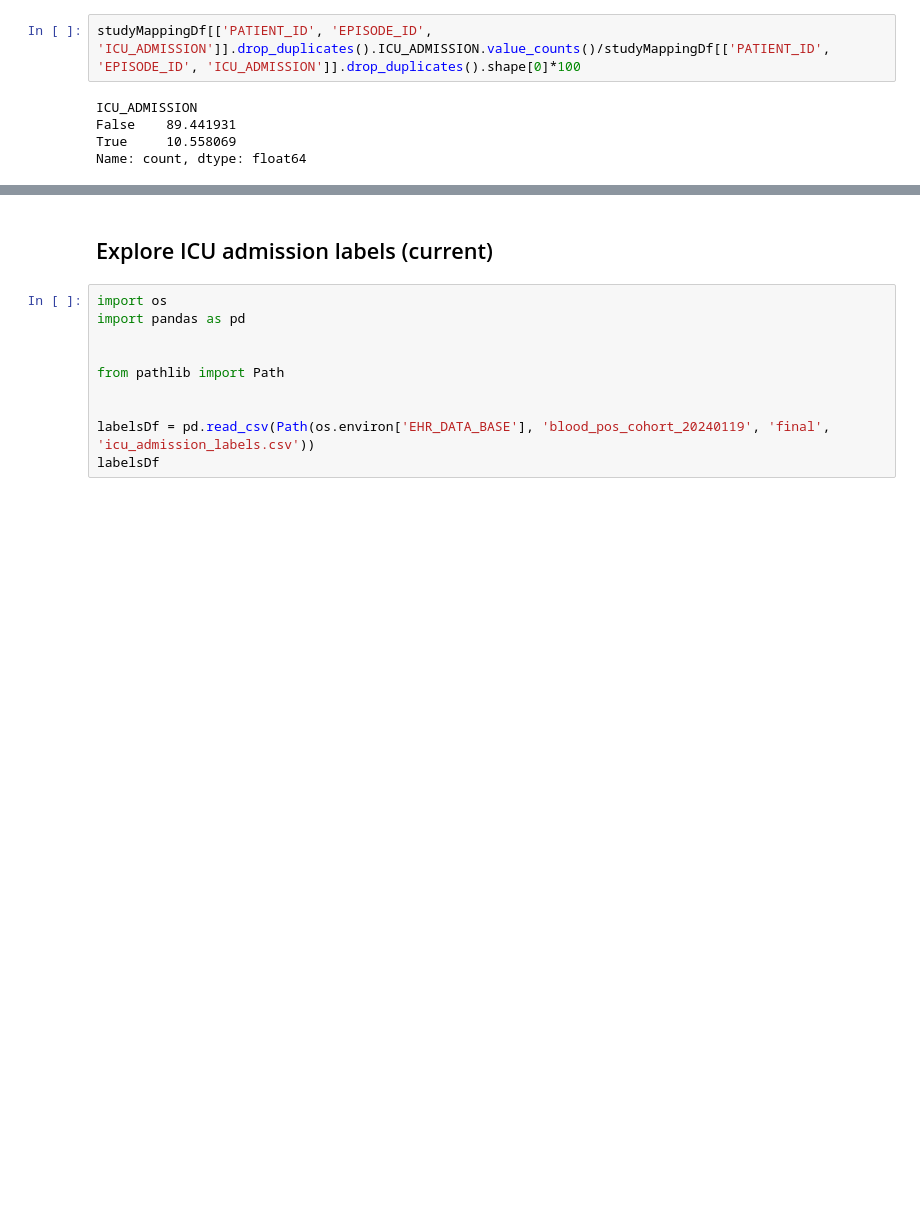
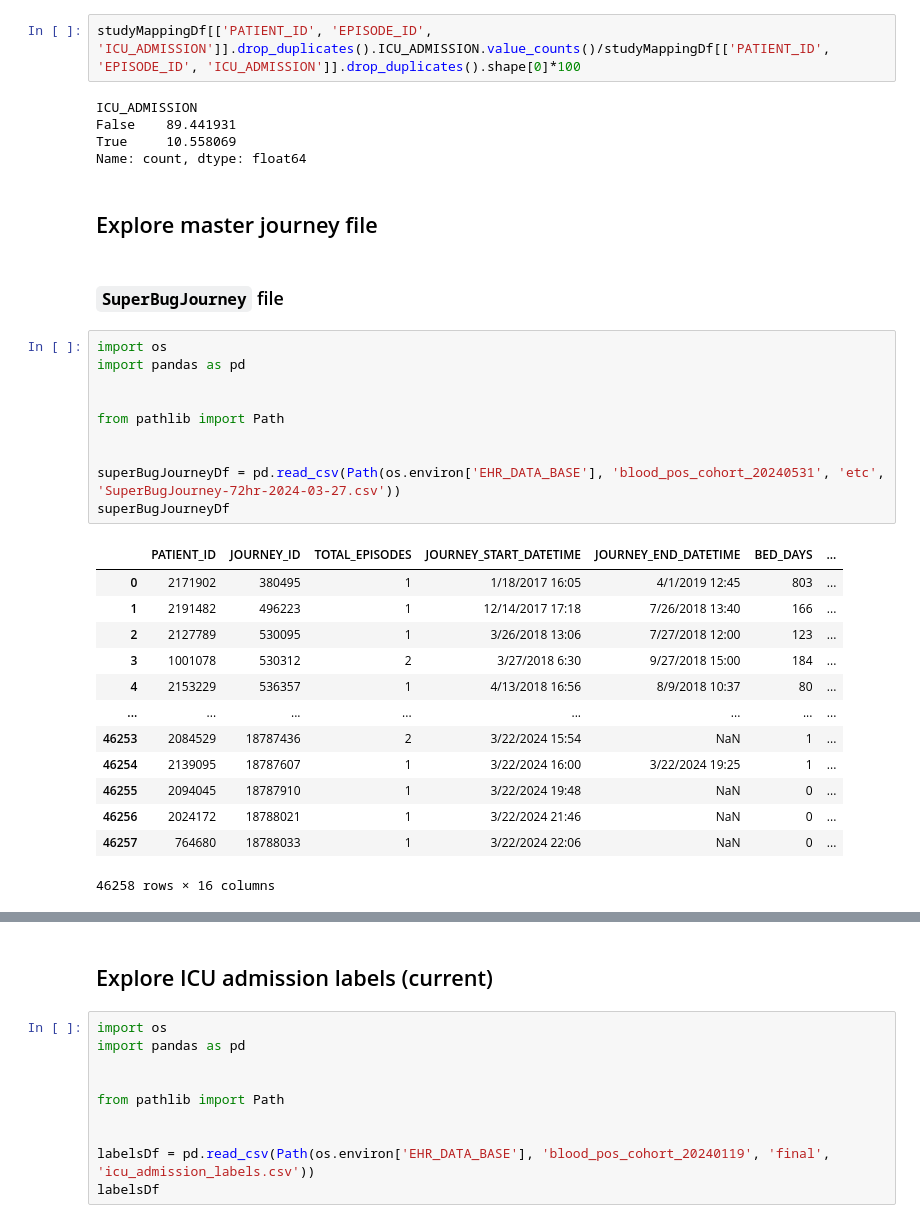
Before and after one commit to ryashpal/alfred-data-analysis, a Jupyter notebook: notebooks/icu_admission_discrepancy/explore_mapping_file.ipynb, the cells around one changed output, grey strips where cells are left out. Cells and saved outputs as stored; diff of their text form; blank space fills up the shorter version.

```diff
--- a/notebooks/icu_admission_discrepancy/explore_mapping_file.ipynb
+++ b/notebooks/icu_admission_discrepancy/explore_mapping_file.ipynb
@@ -107,3 +112,31 @@ ICU_ADMISSION
 False    89.441931
 True     10.558069
 Name: count, dtype: float64
+# %% [markdown]
+## Explore master journey file
+# %% [markdown]
+### `SuperBugJourney` file
+# %%
+import os
+import pandas as pd
+
+
+from pathlib import Path
+
+
+superBugJourneyDf = pd.read_csv(Path(os.environ['EHR_DATA_BASE'], 'blood_pos_cohort_20240531', 'etc', 'SuperBugJourney-72hr-2024-03-27.csv'))
+superBugJourneyDf
+# %% [output]
+|  | PATIENT_ID | JOURNEY_ID | TOTAL_EPISODES | JOURNEY_START_DATETIME | JOURNEY_END_DATETIME | BED_DAYS | ... |
+| 0 | 2171902 | 380495 | 1 | 1/18/2017 16:05 | 4/1/2019 12:45 | 803 | ... |
+| 1 | 2191482 | 496223 | 1 | 12/14/2017 17:18 | 7/26/2018 13:40 | 166 | ... |
+| 2 | 2127789 | 530095 | 1 | 3/26/2018 13:06 | 7/27/2018 12:00 | 123 | ... |
+| 3 | 1001078 | 530312 | 2 | 3/27/2018 6:30 | 9/27/2018 15:00 | 184 | ... |
+| 4 | 2153229 | 536357 | 1 | 4/13/2018 16:56 | 8/9/2018 10:37 | 80 | ... |
+| ... | ... | ... | ... | ... | ... | ... | ... |
+| 46253 | 2084529 | 18787436 | 2 | 3/22/2024 15:54 | NaN | 1 | ... |
+| 46254 | 2139095 | 18787607 | 1 | 3/22/2024 16:00 | 3/22/2024 19:25 | 1 | ... |
+| 46255 | 2094045 | 18787910 | 1 | 3/22/2024 19:48 | NaN | 0 | ... |
+| 46256 | 2024172 | 18788021 | 1 | 3/22/2024 21:46 | NaN | 0 | ... |
+| 46257 | 764680 | 18788033 | 1 | 3/22/2024 22:06 | NaN | 0 | ... |
+46258 rows × 16 columns
```
Also changed, not shown: parts of 17 cells of this notebook, 1 other file.
